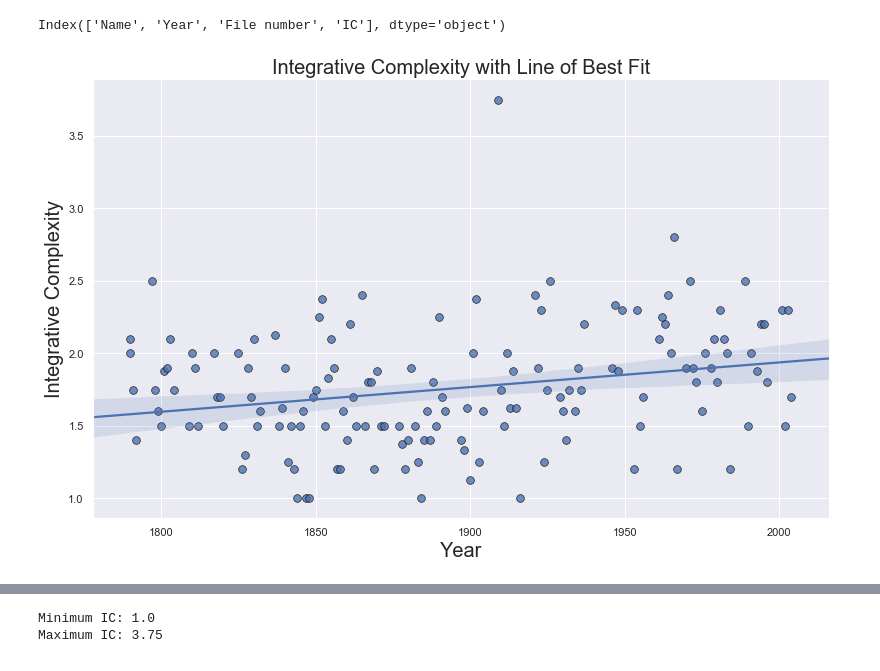
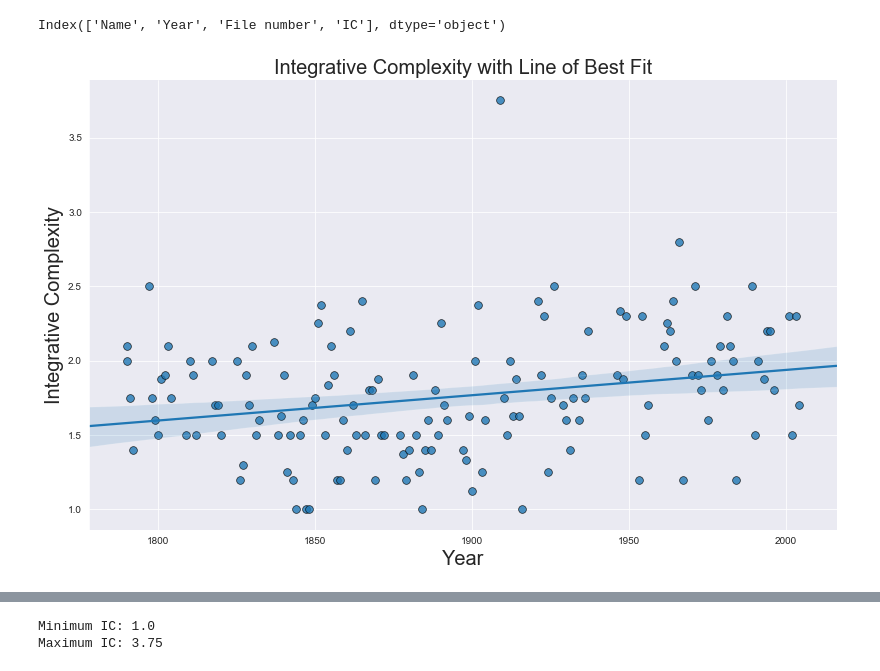
Before and after one commit to Midroni/cmpe-final-project, a Jupyter notebook: notebooks/1. Intro and Exploratory Analysis.ipynb, the cells around one changed output, grey strips where cells are left out. Saved outputs shown, nothing was run; the diff lists cells and outputs as text; code cells hidden in the pictures.

```diff
--- a/notebooks/1. Intro and Exploratory Analysis.ipynb
+++ b/notebooks/1. Intro and Exploratory Analysis.ipynb
@@ -83,20 +83,19 @@ Index(['Name', 'Year', 'File number', 'IC'], dtype='object')
 # %%
 #Scatter plot w/ LR line of best fit
 
 # Plot
 sns.set_style("darkgrid")
 gridobj = sns.lmplot(x='Year', y='IC', data=sd_df,
                      height=7, aspect=1.6, robust=True, palette='tab10',
-                     scatter_kws=dict(s=60, linewidths=.7, edgecolors='black',
-                                      cmap= viridis))
+                     scatter_kws=dict(s=60, linewidths=.7, edgecolors='black'))
 
 # Decorations
 plt.title("Integrative Complexity with Line of Best Fit", fontsize=20)
 plt.xlabel('Year',fontsize=20)
 plt.ylabel('Integrative Complexity',fontsize=20)
 plt.show()
 # %% [output]
-[figure, old version]
+[figure, new version]
 # %%
 #Integrative complexity over time
 fig = plt.figure(figsize=(12,8))
```
Also changed, not shown: parts of 7 cells of this notebook, 3 other files.
